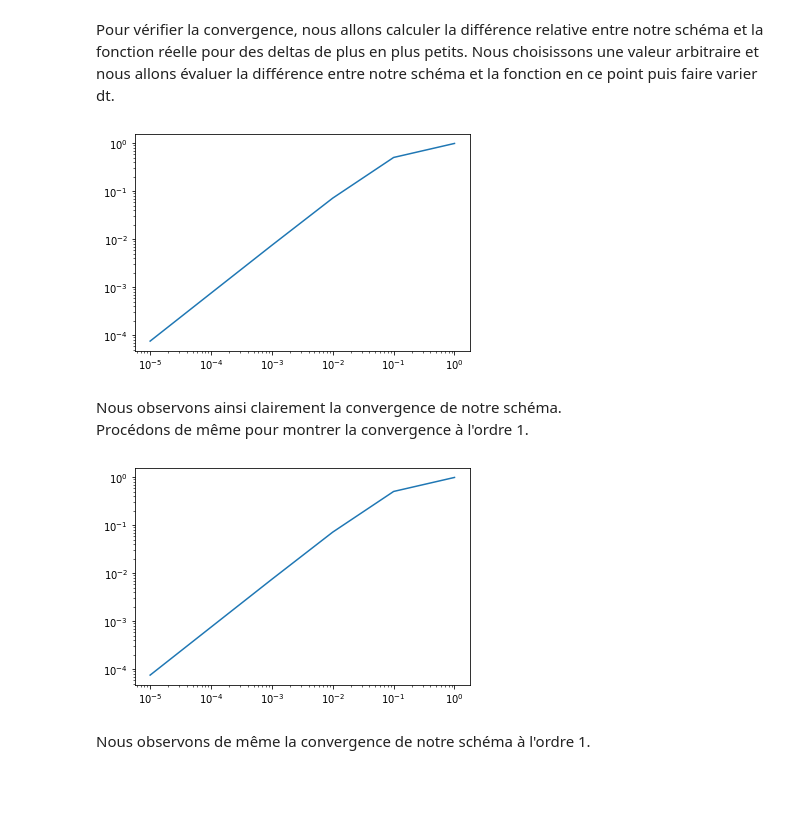
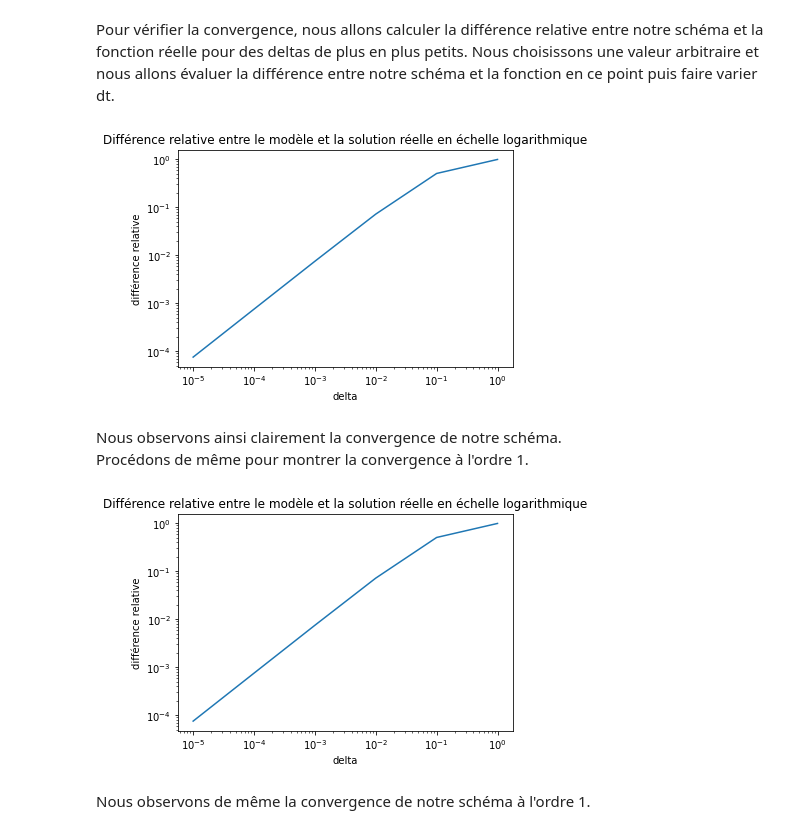
Before and after one commit to HugoDLM/Projet_num2, a Jupyter notebook: Rendu.ipynb, the cells around one changed output. Drawn from its saved outputs; the diff is of its cells as text; code cells hidden in the pictures; blank space fills up the shorter version.

```diff
--- a/Rendu.ipynb
+++ b/Rendu.ipynb
@@ -162,22 +164,25 @@ Nous choisissons une valeur arbitraire et nous allons évaluer la différence en
 # %%
 x_axis, y_axis = [], []
 for i in range(6):
     dt = 10**(-i)
 
     #Tracé du schéma
     t = np.arange(0, 30, dt)
     difference = (np.exp(t) - solve_euler_explicit(lambda t, x: x, 1, dt, 0, 30)[1])/np.exp(t)
 
     #Evaluation en un point
     x_axis.append(dt)
     y_axis.append(difference[int(15/dt)])
 
 plt.plot(x_axis, y_axis)
+plt.xlabel('delta')
+plt.ylabel('différence relative')
+plt.title('Différence relative entre le modèle et la solution réelle en échelle logarithmique')
 plt.xscale('log')
 plt.yscale ('log')
 plt.show()
 # %% [output]
-[figure, old version]
+[figure, new version]
 # %% [markdown]
 Nous observons ainsi clairement la convergence de notre schéma.
 Procédons de même pour montrer la convergence à l'ordre 1.
@@ -198,11 +203,14 @@ for i in range(6):
     y_axis.append(difference[int(15/dt)])
 
 plt.plot(x_axis, y_axis)
+plt.xlabel('delta')
+plt.ylabel('différence relative')
+plt.title('Différence relative entre le modèle et la solution réelle en échelle logarithmique')
 plt.xscale('log')
 plt.yscale ('log')
 plt.show()
 # %% [output]
-[figure, old version]
+[figure, new version]
 # %% [markdown]
 Nous observons de même la convergence de notre schéma à l'ordre 1.
 # %% [markdown]
```
Also changed, not shown: parts of 4 cells of this notebook.
